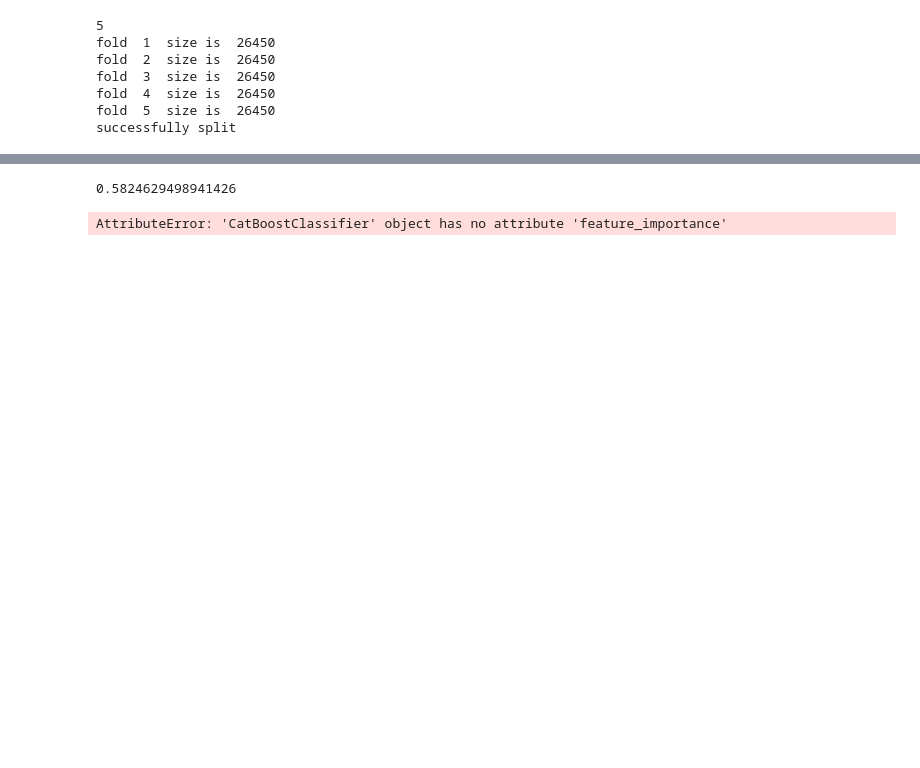
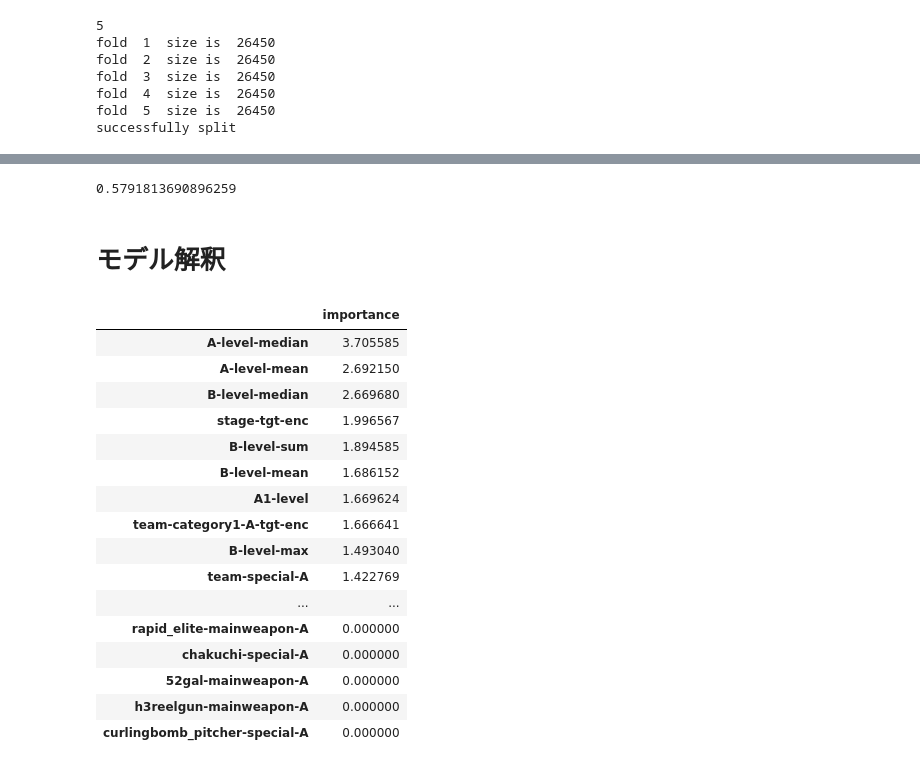
Before and after one commit to mitsuhiko-nozawa/ProbSpace-Splatoon-Competition, a Jupyter notebook: Nozawa/CatboostTrain/train2.ipynb, the cells around one changed output, grey strips where cells are left out. Drawn from its saved outputs; the diff is of its cells as text; code cells hidden in the pictures; blank space fills up the shorter version.

```diff
--- a/Nozawa/CatboostTrain/train2.ipynb
+++ b/Nozawa/CatboostTrain/train2.ipynb
@@ -82,0 +89,7 @@ test_df = prepro.add_numeric_info(test_df, num_cols)
+# %%
+# categorize team
+
+categorize_col = ["category1", "category2", "subweapon", "special", "mainweapon"]
+for col in categorize_col:
+    print(col)
+    train_df_, test_df_ = prepro.categorize_team(train_df, test_df, col)
@@ -82,0 +102,10 @@ test_df = prepro.add_numeric_info(test_df, num_cols)
+# %%
+#target encoding
+
+#cat_tgtenc_cols = ["mode", "stage", "team-category1-A", "team-category1-B",
+#                  "team-category2-A", "team-category2-B", "team-subweapon-A", "team-subweapon-B", "team-special-A", "team-special-B"]
+
+cat_tgtenc_cols = ["mode", "stage", "team-category1-A", "team-category1-B"]
+for col in cat_tgtenc_cols:
+    print(col)
+    train_df, test_df = prepro.target_encoding(train_df, test_df, y, col)
@@ -106,3 +166,5 @@ random.seed(0)
+# %%
+categorical_features_indices = np.where(X.dtypes == "object")[0]
 # %%
 # 全データを5つに分割
 SIZE = X.shape[0]
@@ -146,6 +208,7 @@ params = {
     "iterations":1000,
     "learning_rate" : 0.1,
     "use_best_model": True,
+    "random_seed":1,
 
 
 
@@ -241,11 +304,29 @@ print(np.sum(preds) / preds.shape[0])
 
 submit_df = pd.DataFrame({'y': preds})
 submit_df.index.name = 'id'
-submit_df.to_csv('../Submissions/submission_cat_2.csv')
+submit_df.to_csv('../Submissions/submission_cat_2_{}.csv'.format(K))
 # %% [output]
-0.5824629498941426
+0.5791813690896259
+# %% [markdown]
+# モデル解釈
 # %%
-importance = pd.DataFrame(models[1].feature_importance(), index=X.columns, columns=['importance']).sort_values('importance')
+importance = pd.DataFrame(models[0].get_feature_importance(), index=X.columns, columns=['importance']).sort_values('importance', ascending=False)
 display(importance)
 # %% [output]
-AttributeError: 'CatBoostClassifier' object has no attribute 'feature_importance'
+|  | importance |
+| A-level-median | 3.705585 |
+| A-level-mean | 2.692150 |
+| B-level-median | 2.669680 |
+| stage-tgt-enc | 1.996567 |
+| B-level-sum | 1.894585 |
+| B-level-mean | 1.686152 |
+| A1-level | 1.669624 |
+| team-category1-A-tgt-enc | 1.666641 |
+| B-level-max | 1.493040 |
+| team-special-A | 1.422769 |
+| ... | ... |
+| rapid_elite-mainweapon-A | 0.000000 |
+| chakuchi-special-A | 0.000000 |
+| 52gal-mainweapon-A | 0.000000 |
+| h3reelgun-mainweapon-A | 0.000000 |
+| curlingbomb_pitcher-special-A | 0.000000 |
```
Also changed, not shown: parts of 22 cells of this notebook, 12 other files.
